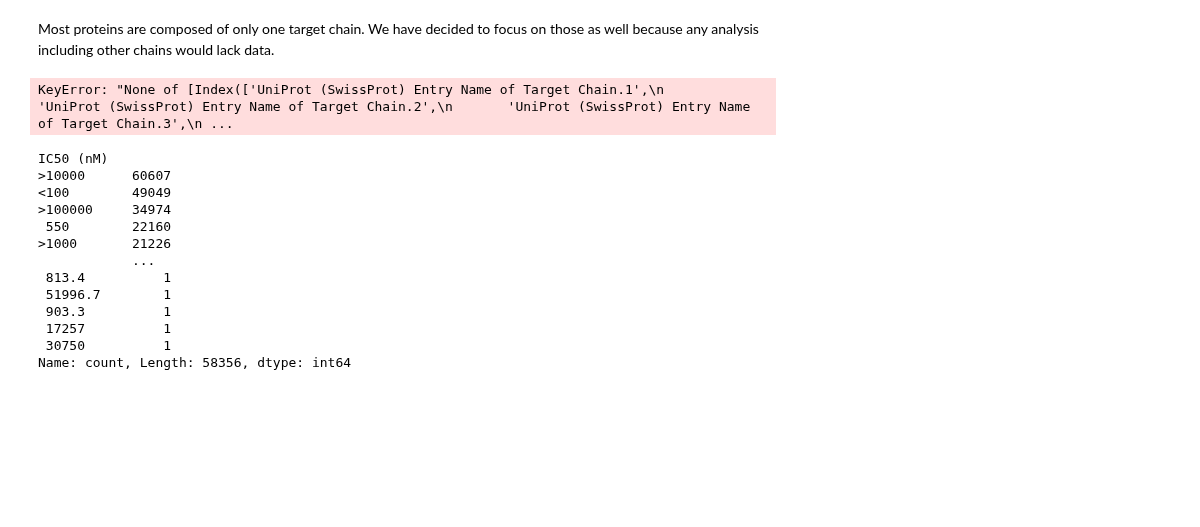
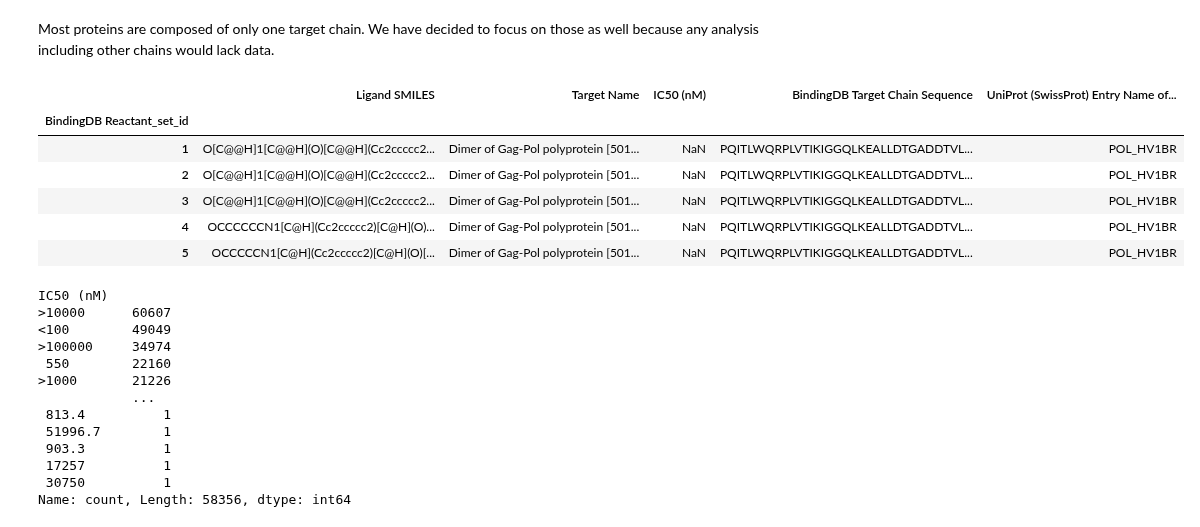
Before and after one commit to epfl-ada/ada-2024-project-abrac-adabra, a Jupyter notebook: data_processing.ipynb, the cells around one changed output. Drawn from its saved outputs; the diff is of its cells as text; code cells hidden in the pictures; blank space fills up the shorter version.

```diff
--- a/data_processing.ipynb
+++ b/data_processing.ipynb
@@ -58,12 +61,18 @@ Most proteins are composed of only one target chain. We have decided to focus on
 # %%
 df = df[df[target_names].isna().all(axis=1)]
 useful_cols = ['BindingDB Reactant_set_id', 'Ligand SMILES', 'Target Name', 'IC50 (nM)',
 'BindingDB Target Chain Sequence', 'UniProt (SwissProt) Entry Name of Target Chain']
 df = df[useful_cols]
-df.set_index('BindingDB Reactant_set_id')
+df.set_index('BindingDB Reactant_set_id', inplace=True)
 df.head()
 # %% [output]
-KeyError: "None of [Index(['UniProt (SwissProt) Entry Name of Target Chain.1',\n       'UniProt (SwissProt) Entry Name of Target Chain.2',\n       'UniProt (SwissProt) Entry Name of Target Chain.3',\n ...
+|  | Ligand SMILES | Target Name | IC50 (nM) | BindingDB Target Chain Sequence | UniProt (SwissProt) Entry Name of... |
+| BindingDB Reactant_set_id |  |  |  |  |  |
+| 1 | O[C@@H]1[C@@H](O)[C@@H](Cc2ccccc2... | Dimer of Gag-Pol polyprotein [501... | NaN | PQITLWQRPLVTIKIGGQLKEALLDTGADDTVL... | POL_HV1BR |
+| 2 | O[C@@H]1[C@@H](O)[C@@H](Cc2ccccc2... | Dimer of Gag-Pol polyprotein [501... | NaN | PQITLWQRPLVTIKIGGQLKEALLDTGADDTVL... | POL_HV1BR |
+| 3 | O[C@@H]1[C@@H](O)[C@@H](Cc2ccccc2... | Dimer of Gag-Pol polyprotein [501... | NaN | PQITLWQRPLVTIKIGGQLKEALLDTGADDTVL... | POL_HV1BR |
+| 4 | OCCCCCCN1[C@H](Cc2ccccc2)[C@H](O)... | Dimer of Gag-Pol polyprotein [501... | NaN | PQITLWQRPLVTIKIGGQLKEALLDTGADDTVL... | POL_HV1BR |
+| 5 | OCCCCCN1[C@H](Cc2ccccc2)[C@H](O)[... | Dimer of Gag-Pol polyprotein [501... | NaN | PQITLWQRPLVTIKIGGQLKEALLDTGADDTVL... | POL_HV1BR |
 # %%
 df['IC50 (nM)'].value_counts()
 # %% [output]
```
Also changed, not shown: parts of 5 cells of this notebook.
